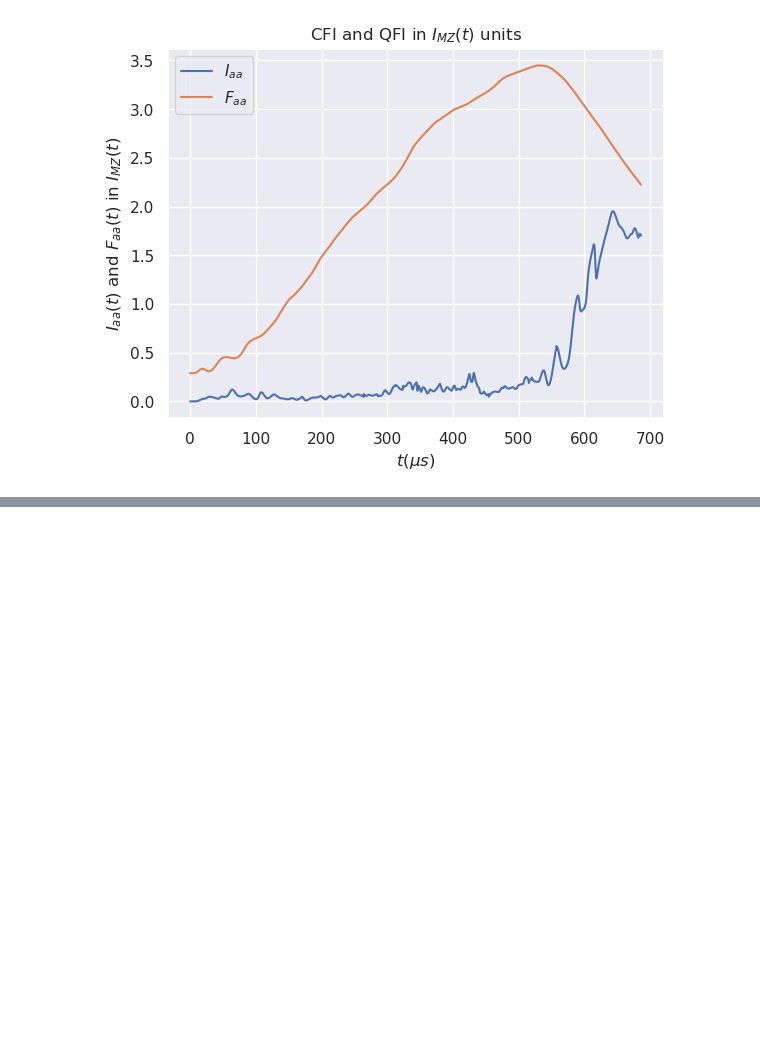
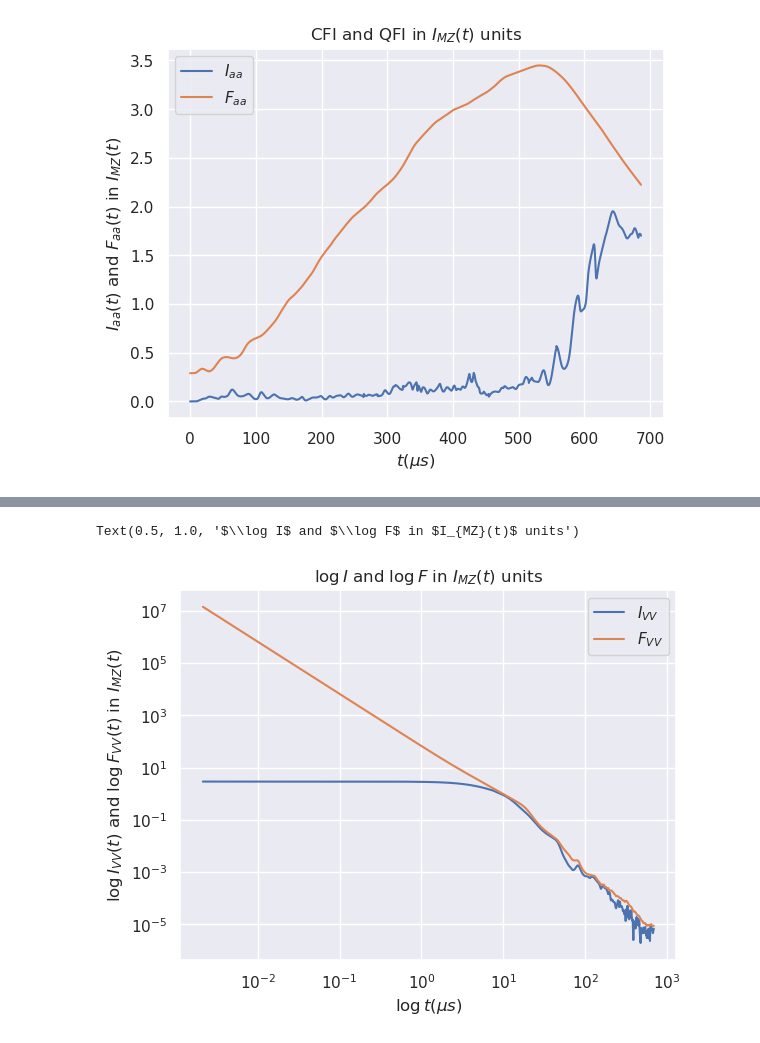
Before and after one commit to rootware/lattice_evolution, a Jupyter notebook: Python/CFI_plots.ipynb, the cells around one changed output, grey strips where cells are left out. Cells and saved outputs as stored; diff of their text form; code cells hidden in the pictures; blank space fills up the shorter version.

```diff
--- a/Python/CFI_plots.ipynb
+++ b/Python/CFI_plots.ipynb
@@ -51,0 +65,11 @@ Text(0.5, 1.0, 'CFI and QFI in $I_{MZ}(t)$ units')
+# %%
+plt.loglog(qfi_data[:,0]/Units.omega_R*1/10**(-6), qfi_data[:,3]/I_MZ(qfi_data[:,0]), label="$I_{VV}$")
+plt.loglog(qfi_data[:,0]/Units.omega_R*1/10**(-6), qfi_data[:,4]/I_MZ(qfi_data[:,0]), label="$F_{VV}$")
+
+plt.ylabel("$\log I_{VV}(t)$ and $\log F_{VV}(t)$ in $I_{MZ}(t)$")
+plt.xlabel("$\log t(\mu s)$")
+plt.legend()
+plt.title("$\log I$ and $\log F$ in $I_{MZ}(t)$ units")
+# %% [output]
+Text(0.5, 1.0, '$\\log I$ and $\\log F$ in $I_{MZ}(t)$ units')
+[figure, added]
```
Also changed, not shown: parts of 2 cells of this notebook, 2 other files.
